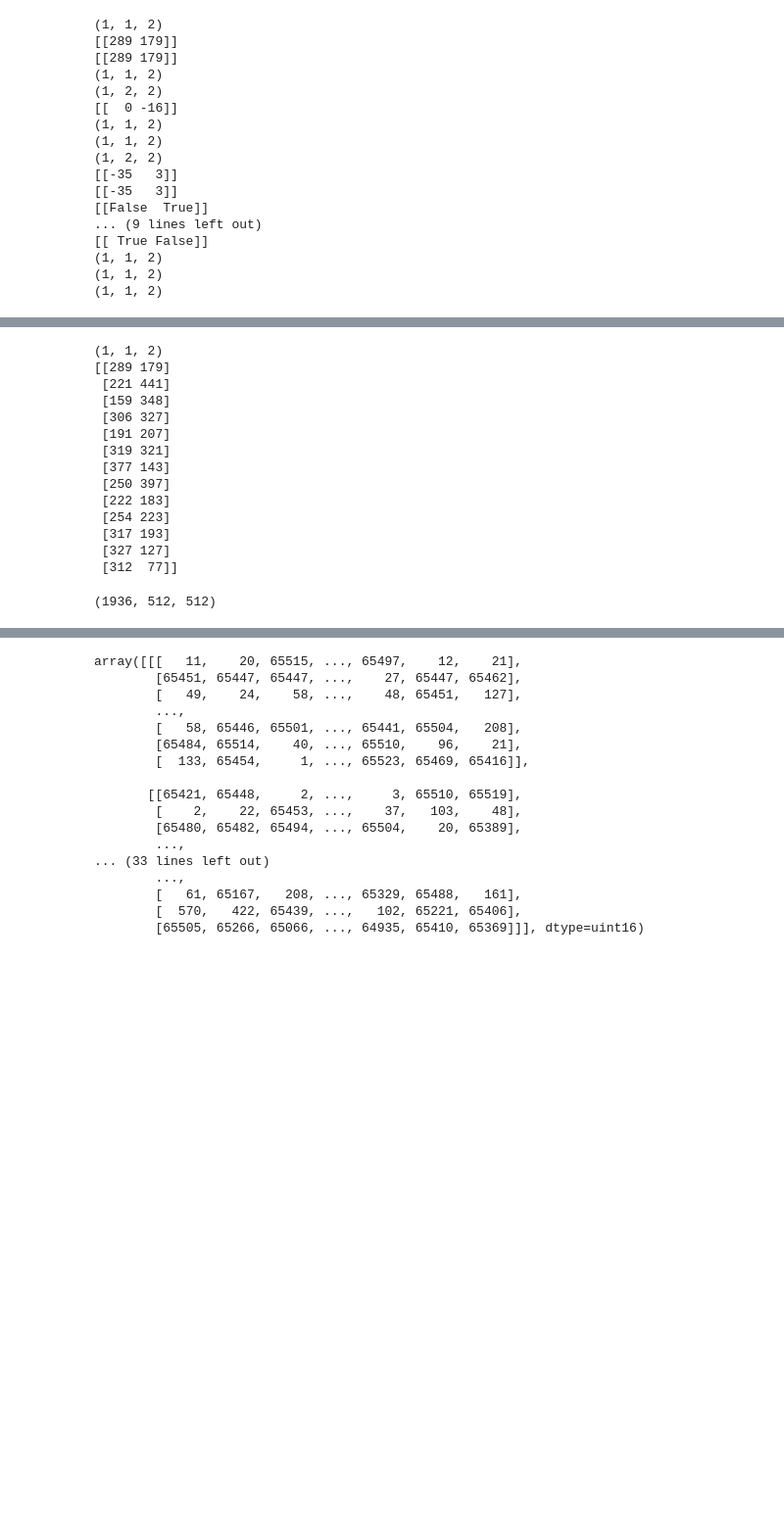
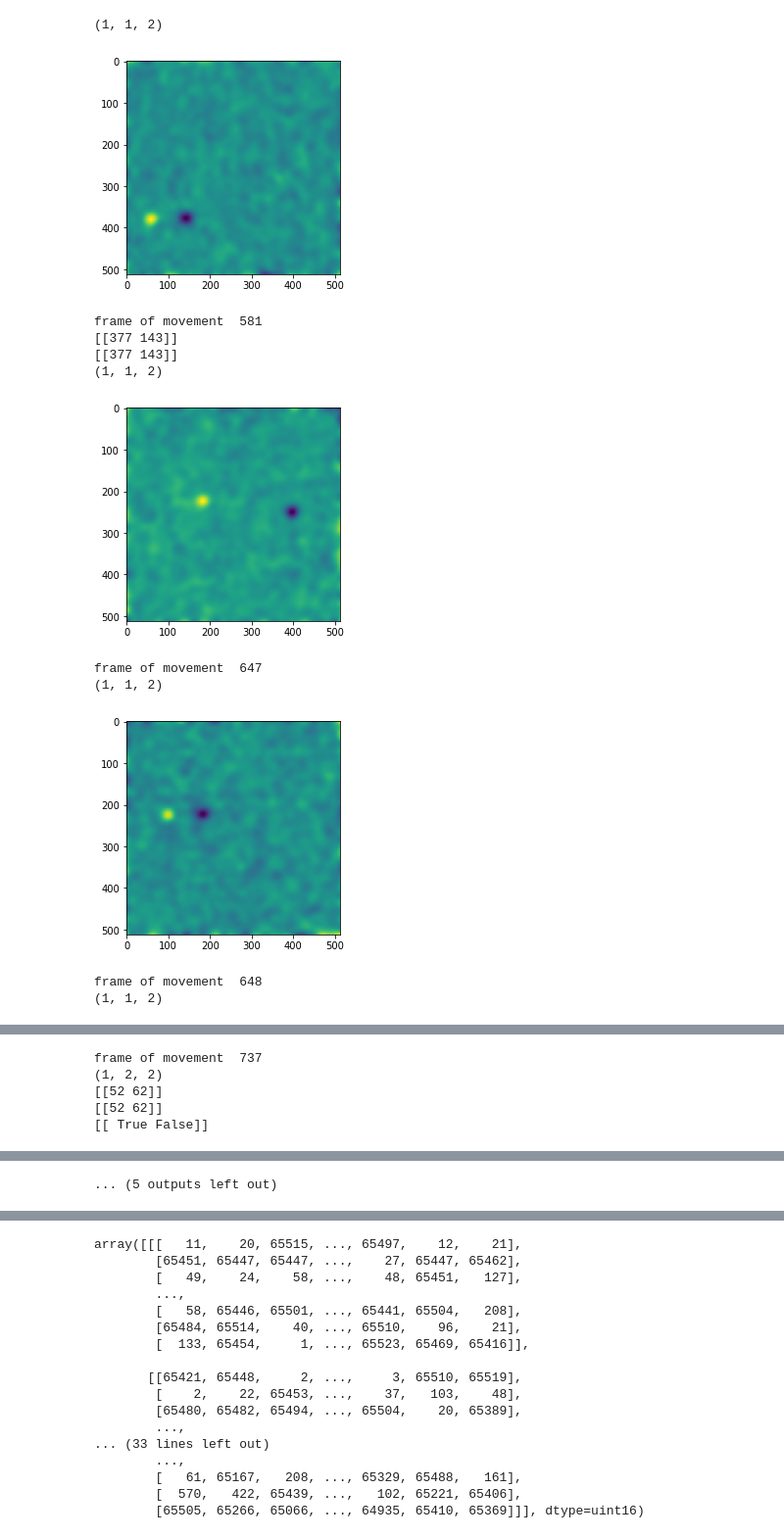
Before and after one commit to mrcsfltchr/TrapAnalysis, a Jupyter notebook: consecutiveframesubtraction.ipynb, the cells around one changed output, grey strips where cells are left out. Shown at 98% size. Cells and saved outputs as stored; diff of their text form; code cells hidden in the pictures; blank space fills up the shorter version.

```diff
--- a/consecutiveframesubtraction.ipynb
+++ b/consecutiveframesubtraction.ipynb
@@ -13,7 +14,7 @@ subtracted_frames = frames[:-1] - frames[1:]
 
 
 interficiendum = None
-for frame_index in range(subtracted_frames.shape[0]):
+for frame_index in range(126,1326):
     frame = subtracted_frames[frame_index]
 
     frame = gaussian(frame,10)
@@ -27,7 +28,7 @@ for frame_index in range(subtracted_frames.shape[0]):
 
     peaks = np.vstack((pos_peaks,neg_peaks))
 
-    frame  = np.hstack((frame,0-frame))
+
     if len(pos_peaks) >0 and len(neg_peaks) > 0:
 
         #if we find a positive and a negative peak in the subtracted frame, we believe that a vesicle has moved
@@ -36,6 +37,9 @@ for frame_index in range(subtracted_frames.shape[0]):
         pair_vectors = pos_peaks[np.newaxis] - neg_peaks
         print(pair_vectors.shape)
         if pair_vectors.shape[1] ==1:
+            plt.imshow(frame)
+            plt.show()
+            print('frame of movement ', frame_index)
             if interficiendum is None:
                 interficiendum = neg_peaks
                 print(neg_peaks)
@@ -48,47 +52,48 @@ for frame_index in range(subtracted_frames.shape[0]):
             print(pair_vectors[:,:,0])
 
             if pair_vectors.shape[1] == 1:
+                plt.imshow(frame)
+                plt.show()
+                print('frame of movement ', frame_index)
                 if interficiendum is None:
                     interficiendum = neg_peaks[pair_vectors[:,0] < 60]
 
                 else:
                     interficiendum = np.vstack(interficiendum,neg_peaks[pair_vectors[:,0] < 60])
 
             else:
                 pair = pair_vectors[pair_vectors[:,:,1] < 0]
                 pair = pair[pair[:,0] < 60]
 
                 #if there is at least a pair of positive and negative peaks which are vertically less than 60 pixels away and arranged horizontally so the positive peak is on the left
                  #then we choose to bin the vesicle which in the previous frame was in the position of the nearest negative peak to a positive peak
 
                 if len(neg_peaks) > 1 and len(pair[0]) > 0:
                     print(pair_vectors[:,:,0])
                     print([np.absolute(pair_vectors[:,:,0]) == np.min(np.absolute(pair_vectors[:,:,0]))][0])
                     peak = neg_peaks[[np.absolute(pair_vectors[:,:,0]) == np.min(np.absolute(pair_vectors[:,:,0]))][0][0]]
 
                 else:
                     peak = neg_peaks
 
 
+                plt.imshow(frame)
+                plt.show()
+                print('frame of movement ', frame_index)
                 if interficiendum is None:
                     interficiendum = peak
                 else:
                     interficiendum = np.vstack((interficiendum,peak))
 # %% [output]
 (1, 1, 2)
-[[289 179]]
-[[289 179]]
-(1, 1, 2)
-(1, 2, 2)
-[[  0 -16]]
-(1, 1, 2)
-(1, 1, 2)
-(1, 2, 2)
-[[-35   3]]
-[[-35   3]]
-[[False  True]]
-... (9 lines left out)
-[[ True False]]
-(1, 1, 2)
-(1, 1, 2)
-(1, 1, 2)
+[figure, added]
+frame of movement  581
+[[377 143]]
+[[377 143]]
+(1, 1, 2)
+[figure, added]
+frame of movement  647
+(1, 1, 2)
+[figure, added]
+frame of movement  648
+(1, 1, 2)
@@ -94,0 +101,5 @@ for frame_index in range(subtracted_frames.shape[0]):
+frame of movement  737
+(1, 2, 2)
+[[52 62]]
+[[52 62]]
+[[ True False]]
@@ -95,22 +110 @@ for frame_index in range(subtracted_frames.shape[0]):
+... (5 outputs left out)
-# %%
-print(pair_vectors.shape)
-print(interficiendum)
-# %% [output]
-(1, 1, 2)
-[[289 179]
- [221 441]
- [159 348]
- [306 327]
- [191 207]
- [319 321]
- [377 143]
- [250 397]
- [222 183]
- [254 223]
- [317 193]
- [327 127]
- [312  77]]
-# %%
-subtracted_frames.shape
-# %% [output]
-(1936, 512, 512)
```
Also changed, not shown: parts of 7 cells of this notebook, 2 other files.
